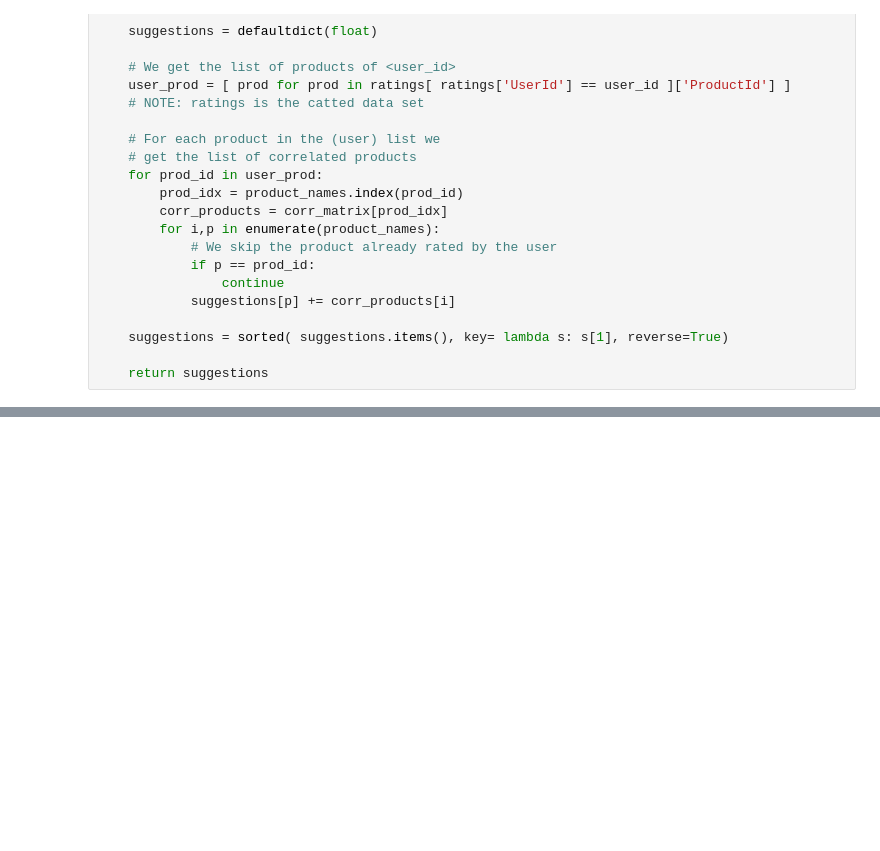
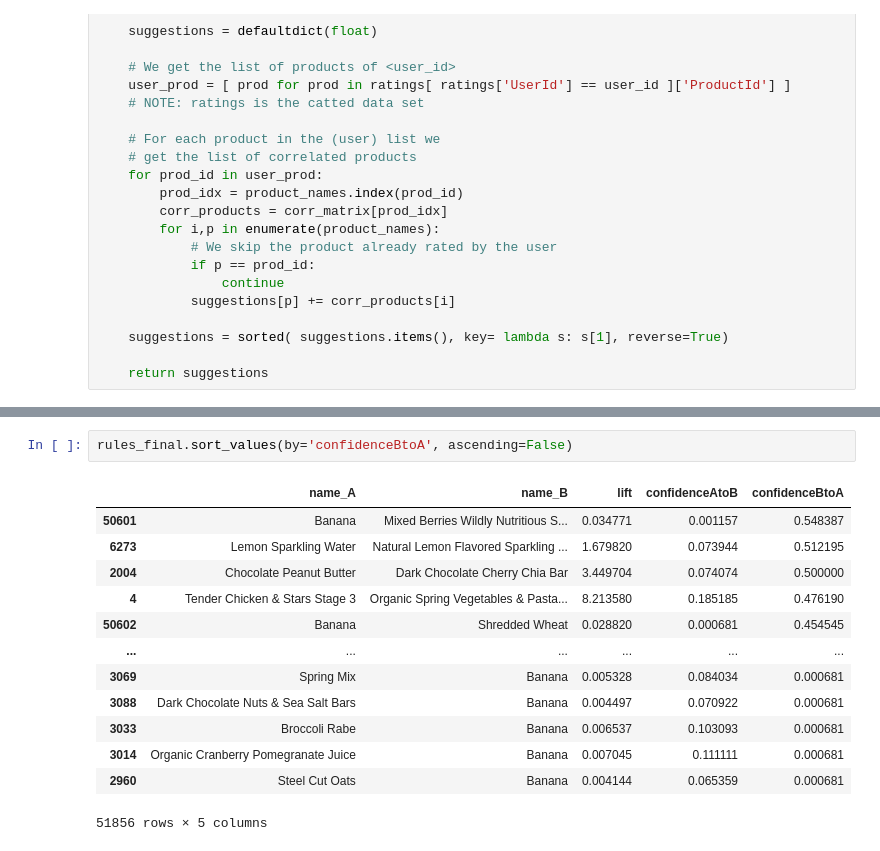
Before and after one commit to steguar/DAIL, a Jupyter notebook: Lecture_4/Lecture_4_Recommender_Systems.ipynb, the cells around one changed output, grey strips where cells are left out. Saved outputs shown, nothing was run; the diff lists cells and outputs as text; blank space fills up the shorter version.

```diff
--- a/Lecture_4/Lecture_4_Recommender_Systems.ipynb
+++ b/Lecture_4/Lecture_4_Recommender_Systems.ipynb
@@ -871,0 +1203,16 @@ item_based_suggestions('AO76PCGL4LTDY')[:5]
+# %%
+rules_final.sort_values(by='confidenceBtoA', ascending=False)
+# %% [output]
+|  | name_A | name_B | lift | confidenceAtoB | confidenceBtoA |
+| 50601 | Banana | Mixed Berries Wildly Nutritious S... | 0.034771 | 0.001157 | 0.548387 |
+| 6273 | Lemon Sparkling Water | Natural Lemon Flavored Sparkling ... | 1.679820 | 0.073944 | 0.512195 |
+| 2004 | Chocolate Peanut Butter | Dark Chocolate Cherry Chia Bar | 3.449704 | 0.074074 | 0.500000 |
+| 4 | Tender Chicken & Stars Stage 3 | Organic Spring Vegetables & Pasta... | 8.213580 | 0.185185 | 0.476190 |
+| 50602 | Banana | Shredded Wheat | 0.028820 | 0.000681 | 0.454545 |
+| ... | ... | ... | ... | ... | ... |
+| 3069 | Spring Mix | Banana | 0.005328 | 0.084034 | 0.000681 |
+| 3088 | Dark Chocolate Nuts & Sea Salt Bars | Banana | 0.004497 | 0.070922 | 0.000681 |
+| 3033 | Broccoli Rabe | Banana | 0.006537 | 0.103093 | 0.000681 |
+| 3014 | Organic Cranberry Pomegranate Juice | Banana | 0.007045 | 0.111111 | 0.000681 |
+| 2960 | Steel Cut Oats | Banana | 0.004144 | 0.065359 | 0.000681 |
+51856 rows × 5 columns
```
Also changed, not shown: parts of 58 cells of this notebook, 2 other files.
